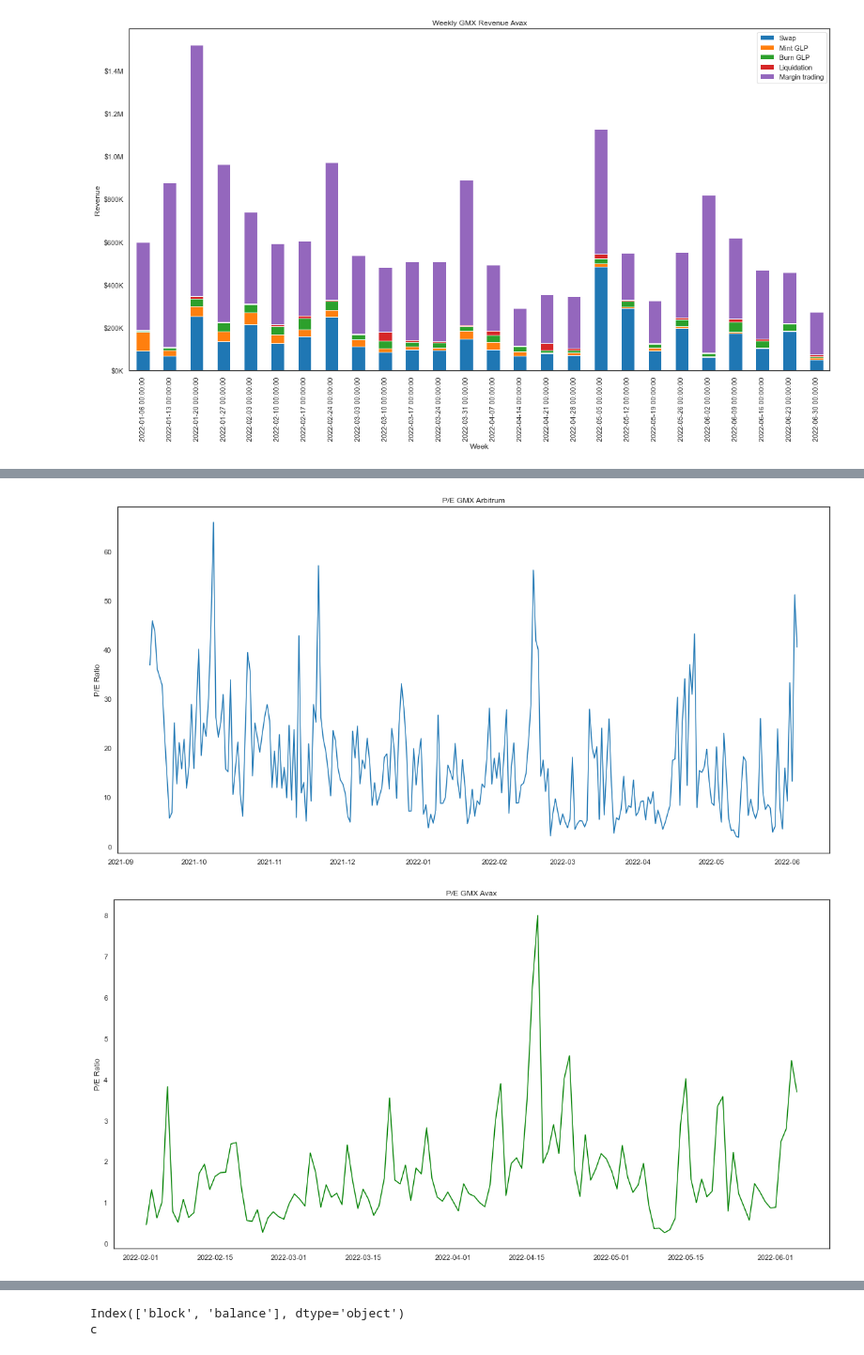
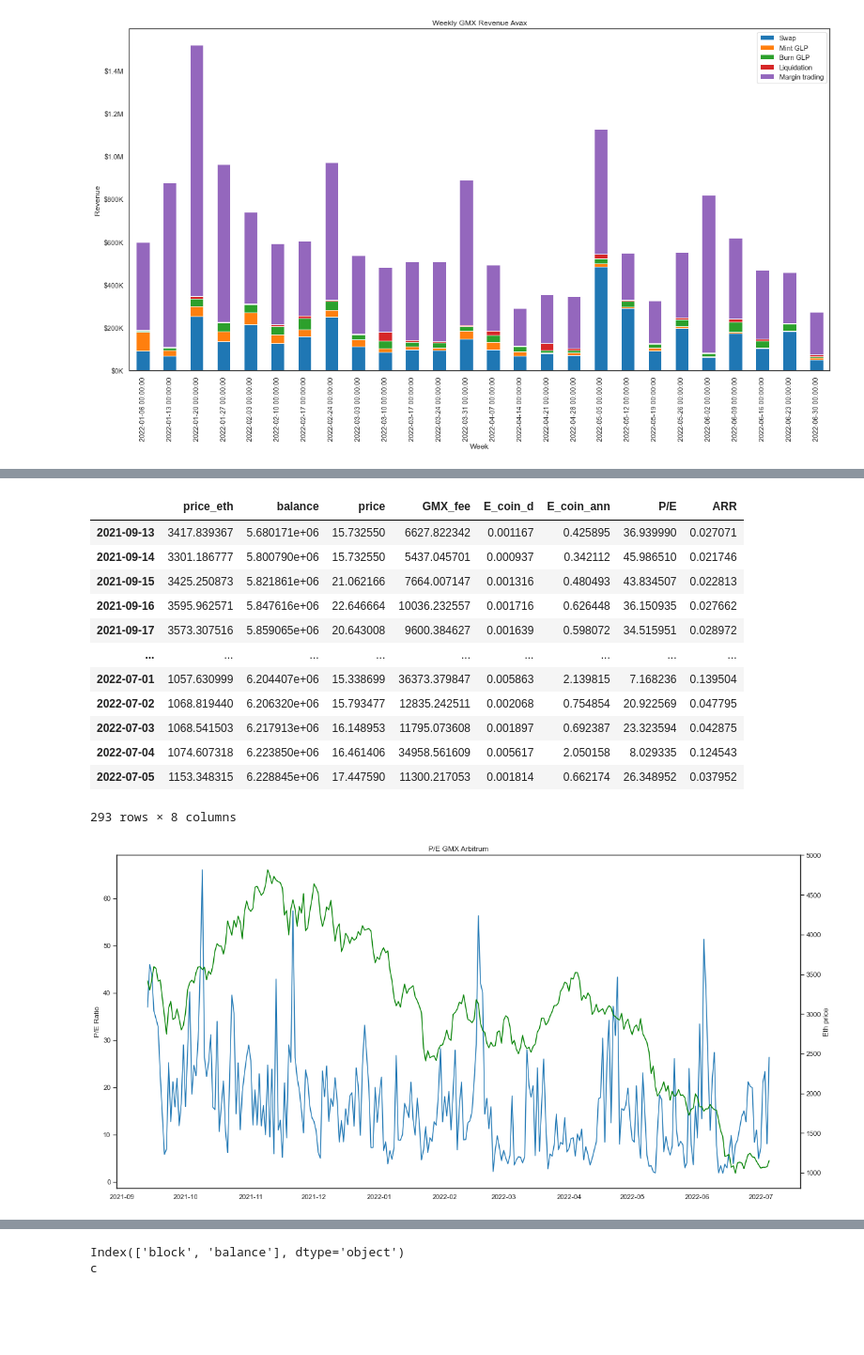
Before and after one commit to chainbound/profit-sharing-protocols-research, a Jupyter notebook: gmx.ipynb, the cells around one changed output, grey strips where cells are left out. Shown: that part at 94% size. Cells and saved outputs as stored; diff of their text form; code cells hidden in the pictures; blank space fills up the shorter version.

```diff
--- a/gmx.ipynb
+++ b/gmx.ipynb
@@ -51,9 +68,17 @@ weekly_chain_rev('Avax', gmx_avax)
 # %%
+eth_price = pd.read_csv('data/eth-usd-max.csv')
+gmx_price_raw = pd.read_csv('data/gmx-usd-price.csv')
+
 gmx_price_raw.index = pd.to_datetime(gmx_price_raw['Date'])
 gmx_price_raw.index = gmx_price_raw.index.tz_localize(None)
 gmx_price = gmx_price_raw.drop(['Date'], axis=1)
 
-def gmx_yield(gmx_data, chain_staked_table, chain):
+eth_price.index = pd.to_datetime(eth_price['snapped_at'])
+eth_price.index = eth_price.index.tz_localize(None)
+eth_price = eth_price.drop(['snapped_at'], axis=1)
+eth_price. rename(columns = {'price':'price_eth'}, inplace = True)
+
+def gmx_yield(gmx_data, chain_staked_table, chain, eth_price):
 
     gmx_total_fee = pd.DataFrame(gmx_data.set_index('Date').drop(['Cumulative'], axis=1).sum(axis=1)*0.3)
     gmx_total_fee.columns = ['GMX_fee']
@@ -61,8 +86,11 @@ def gmx_yield(gmx_data, chain_staked_table, chain):
     chain_staked_table['time'] = pd.to_datetime(chain_staked_table['time'], unit='s')
     chain_staked_table = chain_staked_table.sort_values(by=['time']).set_index('time').resample('1D').mean().dropna()
 
+
     master_df = pd.merge(gmx_price, gmx_total_fee, left_index=True, right_index=True)
     master_df = pd.merge(chain_staked_table[['balance']], master_df, left_index=True, right_index=True)
+    master_df = pd.merge(eth_price[['price_eth']], master_df, left_index=True, right_index=True)
+
 
     master_df['E_coin_d'] = master_df.GMX_fee / master_df.balance
     master_df['E_coin_ann'] = master_df['E_coin_d']*365
@@ -75,21 +103,38 @@ def gmx_yield(gmx_data, chain_staked_table, chain):
     return master_df
 
 
-arbi_data = gmx_yield(gmx_arb, gmx_arb_staked, 'arbi')
-avax_data = gmx_yield(gmx_avax, gmx_avax_staked, 'avax')
+arbi_data = gmx_yield(gmx_arb, gmx_arb_staked, 'arbi', eth_price)
+avax_data = gmx_yield(gmx_avax, gmx_avax_staked, 'avax', eth_price)
+arbi_data
+# %% [output]
+|  | price_eth | balance | price | GMX_fee | E_coin_d | E_coin_ann | P/E | ARR |
+| 2021-09-13 | 3417.839367 | 5.680171e+06 | 15.732550 | 6627.822342 | 0.001167 | 0.425895 | 36.939990 | 0.027071 |
+| 2021-09-14 | 3301.186777 | 5.800790e+06 | 15.732550 | 5437.045701 | 0.000937 | 0.342112 | 45.986510 | 0.021746 |
+| 2021-09-15 | 3425.250873 | 5.821861e+06 | 21.062166 | 7664.007147 | 0.001316 | 0.480493 | 43.834507 | 0.022813 |
+| 2021-09-16 | 3595.962571 | 5.847616e+06 | 22.646664 | 10036.232557 | 0.001716 | 0.626448 | 36.150935 | 0.027662 |
+| 2021-09-17 | 3573.307516 | 5.859065e+06 | 20.643008 | 9600.384627 | 0.001639 | 0.598072 | 34.515951 | 0.028972 |
+| ... | ... | ... | ... | ... | ... | ... | ... | ... |
+| 2022-07-01 | 1057.630999 | 6.204407e+06 | 15.338699 | 36373.379847 | 0.005863 | 2.139815 | 7.168236 | 0.139504 |
+| 2022-07-02 | 1068.819440 | 6.206320e+06 | 15.793477 | 12835.242511 | 0.002068 | 0.754854 | 20.922569 | 0.047795 |
+| 2022-07-03 | 1068.541503 | 6.217913e+06 | 16.148953 | 11795.073608 | 0.001897 | 0.692387 | 23.323594 | 0.042875 |
+| 2022-07-04 | 1074.607318 | 6.223850e+06 | 16.461406 | 34958.561609 | 0.005617 | 2.050158 | 8.029335 | 0.124543 |
+| 2022-07-05 | 1153.348315 | 6.228845e+06 | 17.447590 | 11300.217053 | 0.001814 | 0.662174 | 26.348952 | 0.037952 |
+293 rows × 8 columns
 # %%
 plt.plot(arbi_data.index, arbi_data['P/E'])
 plt.title('P/E GMX Arbitrum')
 plt.ylabel('P/E Ratio')
+eth_p = plt.twinx()
+eth_p.plot(arbi_data.index, arbi_data['price_eth'], color='green')
+eth_p.set_ylabel('Eth price')
 plt.show()
 
-plt.plot(avax_data.index, avax_data['P/E'], color='green')
-plt.title('P/E GMX Avax')
-plt.ylabel('P/E Ratio')
-plt.show()
+# plt.plot(avax_data.index, avax_data['P/E'], color='green')
+# plt.title('P/E GMX Avax')
+# plt.ylabel('P/E Ratio')
+# plt.show()
 # %% [output]
-[figure, old version]
+[figure, new version]
-[figure, removed]
 # %%
 plt.plot(arbi_data.index, arbi_data['E_coin_ann'])
 plt.title('Annualized Earning per GMX: Arbitrum')
```
Also changed, not shown: parts of 5 cells of this notebook, 3 other files.
